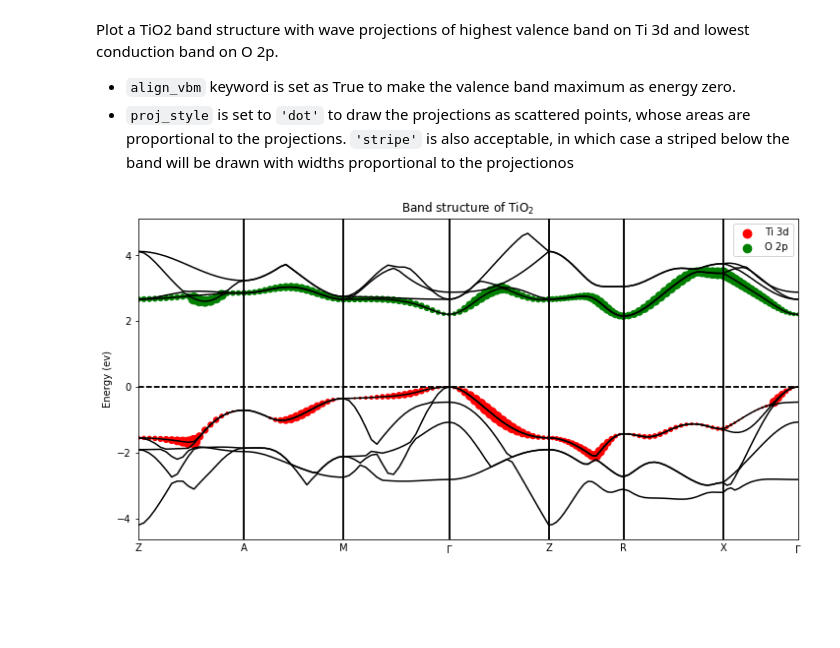
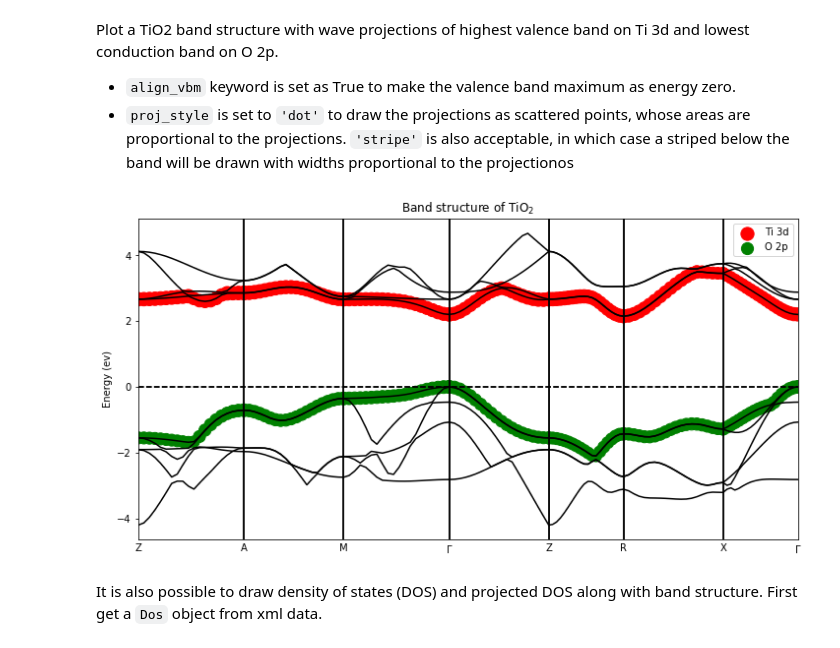
Before and after one commit to minyez/mykit, a Jupyter notebook: doc/examples/vasp/draw_band_from_xml.ipynb, the cells around one changed output. Cells and saved outputs as stored; diff of their text form; code cells hidden in the pictures; blank space fills up the shorter version.

```diff
--- a/doc/examples/vasp/draw_band_from_xml.ipynb
+++ b/doc/examples/vasp/draw_band_from_xml.ipynb
@@ -19,22 +19,24 @@ Plot a TiO2 band structure with wave projections of highest valence band on Ti 3
 # %%
 %matplotlib inline
 # initialize the band structure visualizer by init
 v = init(bs, align_vbm=True, proj_style='dot', \
          figsize=(12,6))
 # draw first 5 VBs and 5 CBs only
 vbs = ['vbm',] + ['vbm-%d'%i for i in range(1,5)]
 cbs = ['cbm',] + ['cbm+%d'%i for i in range(1,5)]
 v.draw(*vbs)
 v.draw(*cbs)
-# draw the projections of vbm on Ti 3d and cbm on O 2p
-v.draw_proj('Ti', (4, 5, 6, 7, 8), 'vbm', color="red", label="Ti 3d")
-v.draw_proj('O', (1, 2, 3), 'cbm', color="green", label="O 2p")
+# draw the projections of cbm on Ti 3d and vbm on O 2p
+v.draw_proj('Ti', (4, 5, 6, 7, 8), 'cbm', color="red", label="Ti 3d")
+v.draw_proj('O', (1, 2, 3), 'vbm', color="green", label="O 2p")
 # parse the kpath string to mark the symbols of special kpoints on the graph
 # should be consistent with the KPOINTS file used in calculation
 v.mark_ksymbols("Z-A-M-GM-Z-R-X-GM")
 # set the title
 v.set_title("Band structure of TiO${}_2$")
 # view the plot
 v.show()
 # %% [output]
-[figure, old version]
+[figure, new version]
+# %% [markdown]
+It is also possible to draw density of states (DOS) and projected DOS along with band structure. First get a `Dos` object from xml data.
```
Also changed, not shown: parts of 2 cells of this notebook, 3 other files.
